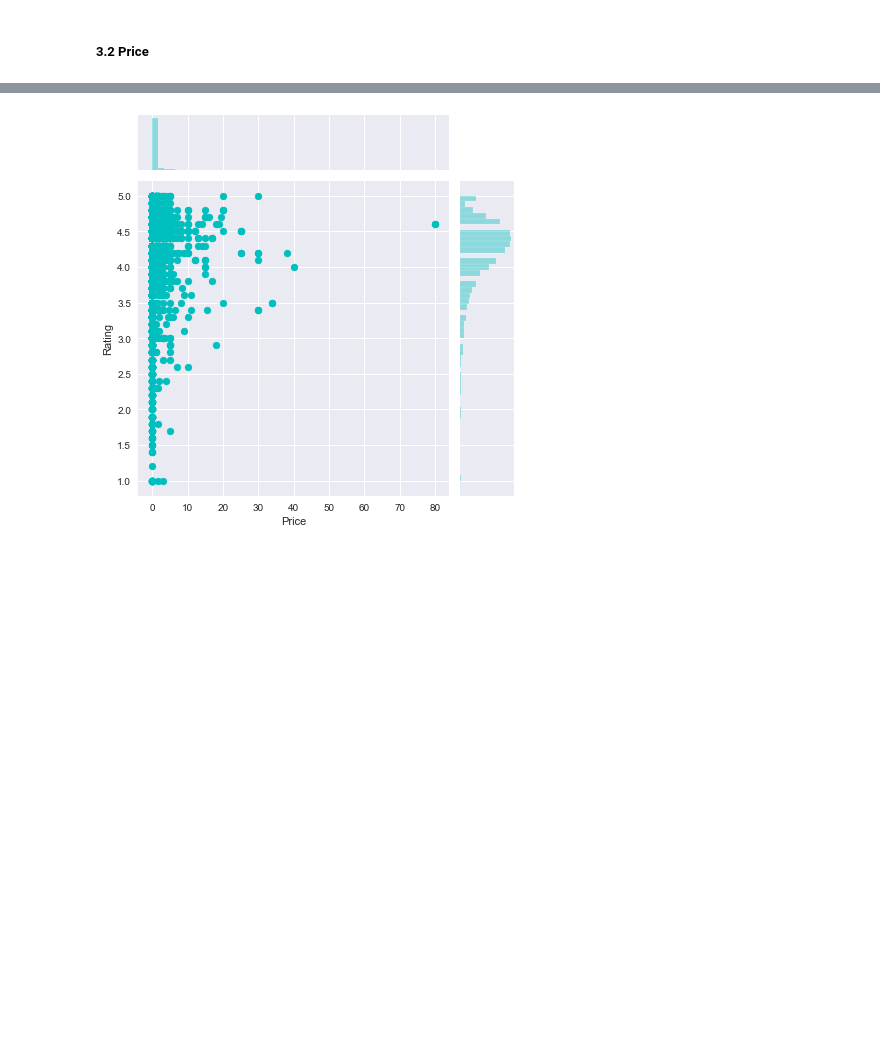
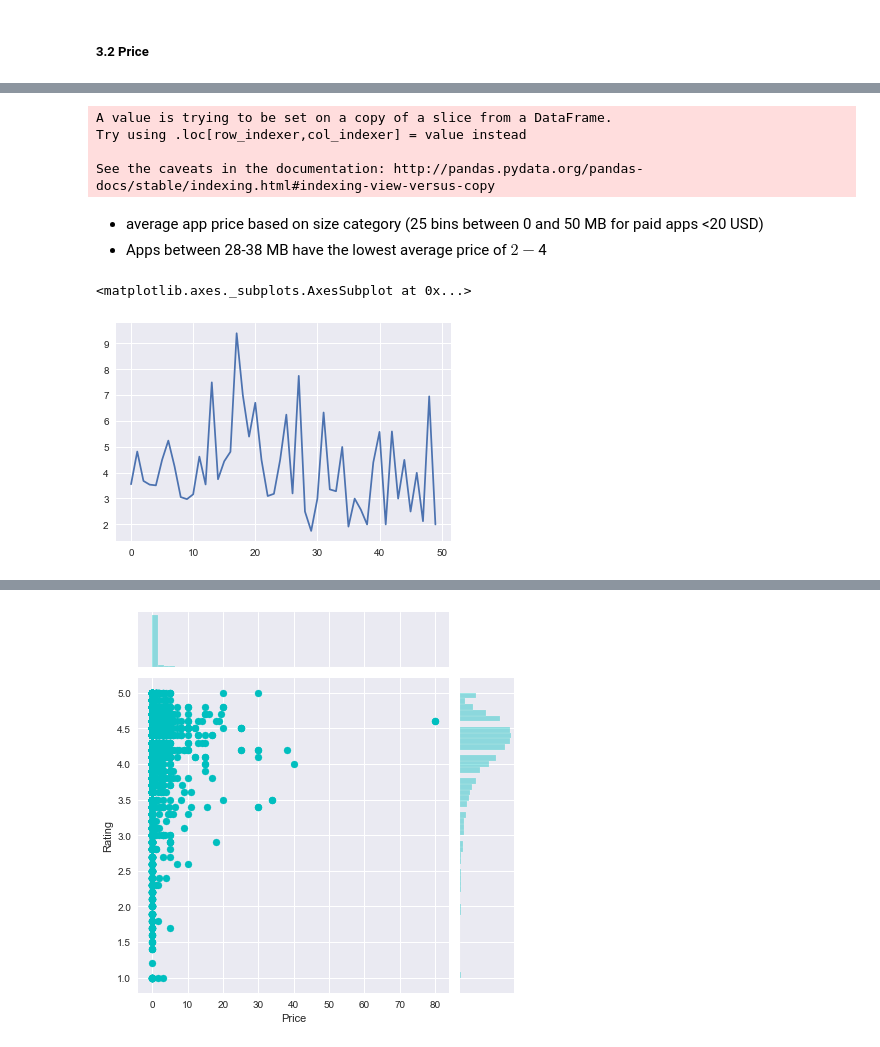
Before and after one commit to sherylwithans/potential-waddle, a Jupyter notebook: GooglePlayInsights_code.ipynb, the cells around one changed output, grey strips where cells are left out. Drawn from its saved outputs; the diff is of its cells as text; code cells hidden in the pictures; blank space fills up the shorter version.

```diff
--- a/GooglePlayInsights_code.ipynb
+++ b/GooglePlayInsights_code.ipynb
@@ -548,0 +555,42 @@ under_200_all = df[df.Price < 200]
+# %%
+# function to categorize continuous input col into 10 indexes
+def catbins(df,col, bins):
+    d = {}
+    num = 0
+    u = df[col].unique()
+    u.sort()
+    u_dict = {}
+    start = min(u)
+    end = start+(max(u)-min(u))/bins
+    for i in range(bins):
+        u_dict[i]=[start,end]
+        start=end
+        end+=(max(u)-min(u))/bins
+    for i in df[col].unique():
+        for j in u_dict.keys():
+            if u_dict[j][1]>=i >= u_dict[j][0]:
+                d[i]=j
+    new_df = df[col].apply(lambda x: d[x])
+    return new_df
+# %%
+paid['size_ind'] = catbins(paid,'Size',50)
+# %% [output]
+A value is trying to be set on a copy of a slice from a DataFrame.
+Try using .loc[row_indexer,col_indexer] = value instead
+
+See the caveats in the documentation: http://pandas.pydata.org/pandas-docs/stable/indexing.html#indexing-view-versus-copy
+# %% [markdown]
+- average app price based on size category (25 bins between 0 and 50 MB for paid apps <20 USD)
+- Apps between 28-38 MB have the lowest average price of $2-$4
+# %%
+def calc(df,i):
+    x = df[df['size_ind']==i]['Price']
+    return sum(x)/len(x)
+l=[]
+for i in range(50):
+    l.append(calc(paid,i))
+
+sns.lineplot(range(0,50),l)
+# %% [output]
+<matplotlib.axes._subplots.AxesSubplot at 0x...>
+[figure, added]
```
Also changed, not shown: parts of 26 cells of this notebook.
